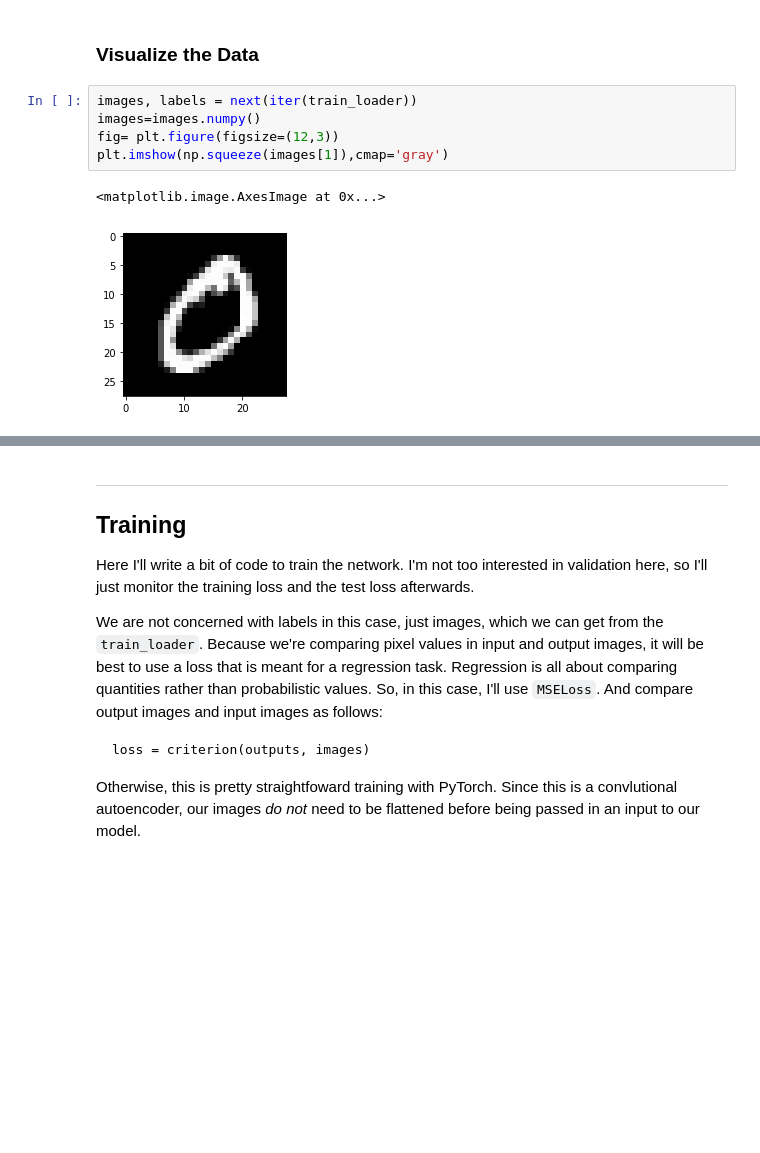
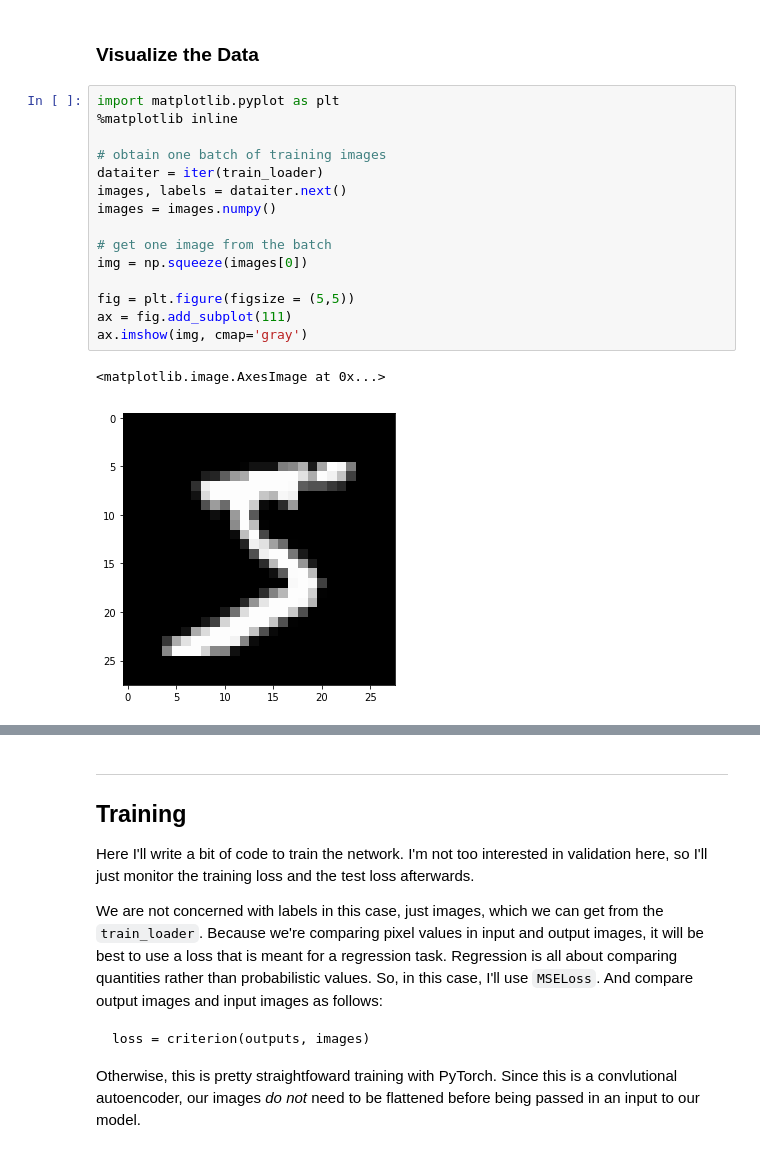
Before and after one commit to mxk180040/Convolutional-Neural-Networks, a Jupyter notebook: Convolutional_Autoencoder.ipynb, the cells around one changed output, grey strips where cells are left out. Cells and saved outputs as stored; diff of their text form; blank space fills up the shorter version.

```diff
--- a/Convolutional_Autoencoder.ipynb
+++ b/Convolutional_Autoencoder.ipynb
@@ -37,13 +41,23 @@ test_loader=torch.utils.data.DataLoader(test_set,batch_size=batch_size)
 # %% [markdown]
 ### Visualize the Data
-# %%
-images, labels = next(iter(train_loader))
-images=images.numpy()
-fig= plt.figure(figsize=(12,3))
-plt.imshow(np.squeeze(images[1]),cmap='gray')
-# %% [output]
-<matplotlib.image.AxesImage at 0x...>
-[figure, removed]
+# %%
+import matplotlib.pyplot as plt
+%matplotlib inline
+
+# obtain one batch of training images
+dataiter = iter(train_loader)
+images, labels = dataiter.next()
+images = images.numpy()
+
+# get one image from the batch
+img = np.squeeze(images[0])
+
+fig = plt.figure(figsize = (5,5))
+ax = fig.add_subplot(111)
+ax.imshow(img, cmap='gray')
+# %% [output]
+<matplotlib.image.AxesImage at 0x...>
+[figure, added]
 # %% [markdown]
 ---
 ## Convolutional  Autoencoder
```
Also changed, not shown: parts of 9 cells of this notebook.
